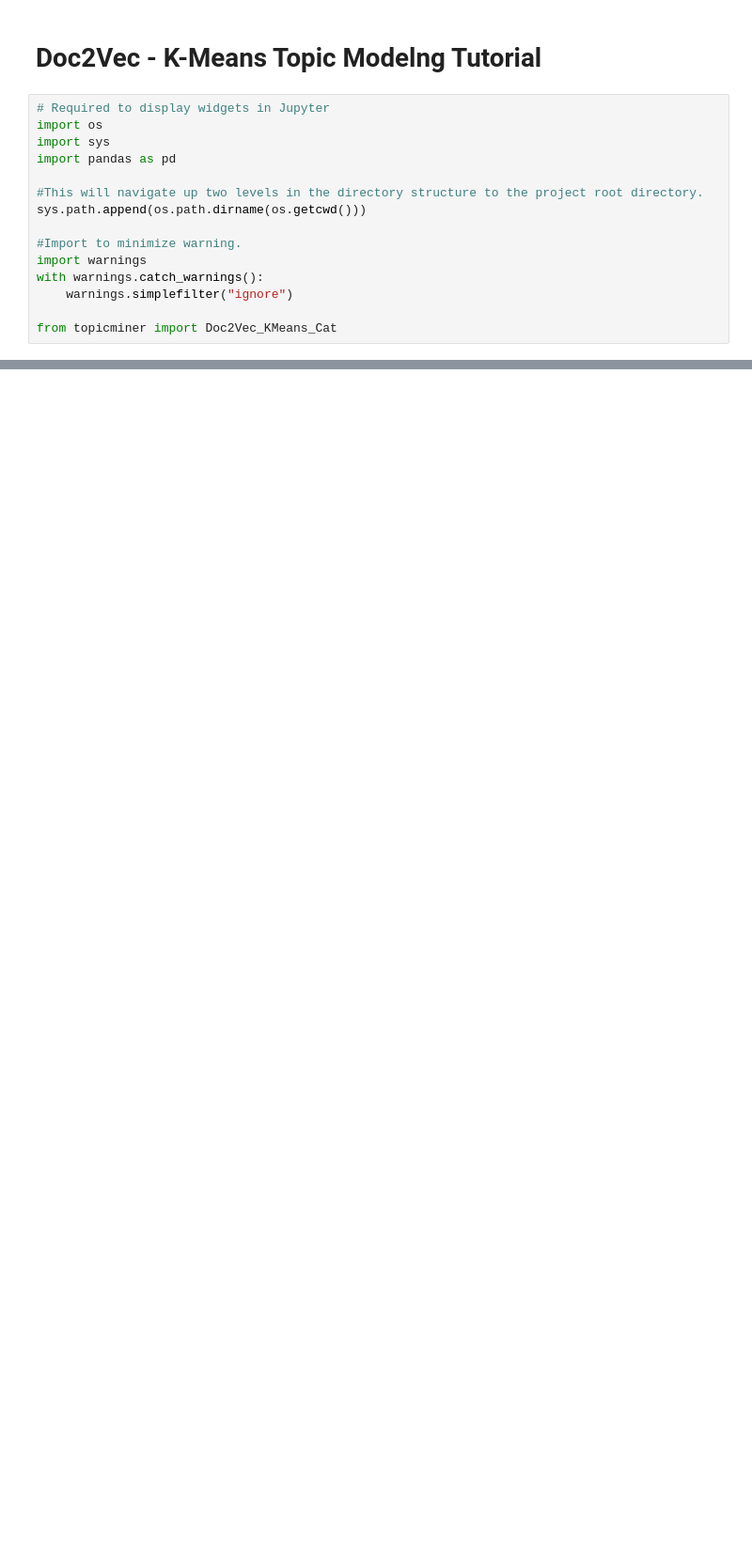
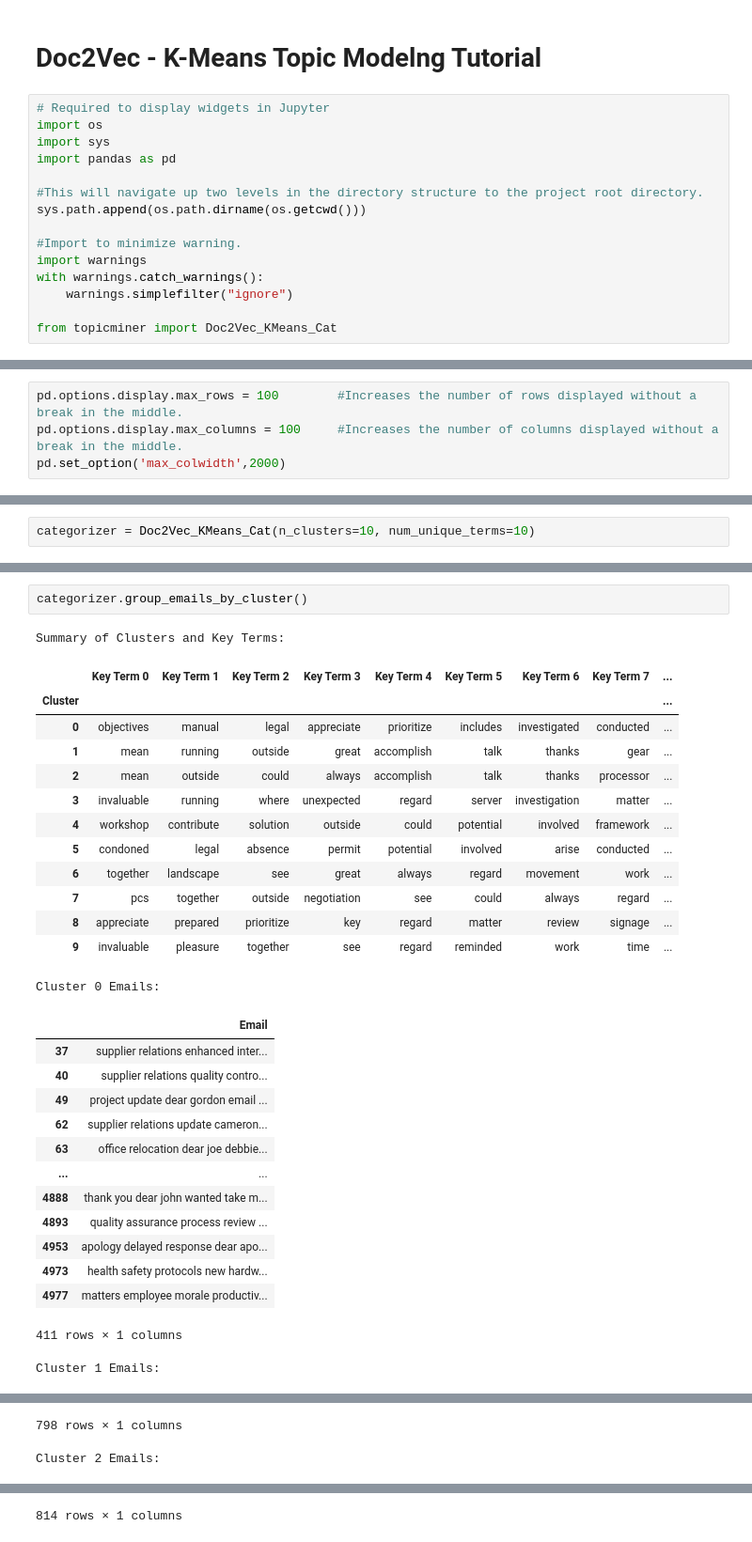
Before and after one commit to AaronNHorvitz/Text-Classifier, a Jupyter notebook: notebooks/004_tutorial_doc2vec_kmeans.ipynb, the cells around one changed output, grey strips where cells are left out. Shown at 94% size. Drawn from its saved outputs; the diff is of its cells as text; blank space fills up the shorter version.

```diff
--- a/notebooks/004_tutorial_doc2vec_kmeans.ipynb
+++ b/notebooks/004_tutorial_doc2vec_kmeans.ipynb
@@ -120,0 +18,4 @@ tokenized_docs
+# %%
+pd.options.display.max_rows = 100        #Increases the number of rows displayed without a break in the middle.
+pd.options.display.max_columns = 100     #Increases the number of columns displayed without a break in the middle.
+pd.set_option('max_colwidth',2000)
@@ -120,0 +30,2 @@ tokenized_docs
+# %%
+categorizer = Doc2Vec_KMeans_Cat(n_clusters=10, num_unique_terms=10)
@@ -120,0 +69,31 @@ tokenized_docs
+# %%
+categorizer.group_emails_by_cluster()
+# %% [output]
+Summary of Clusters and Key Terms:
+|  | Key Term 0 | Key Term 1 | Key Term 2 | Key Term 3 | Key Term 4 | Key Term 5 | Key Term 6 | Key Term 7 | ... |
+| Cluster |  |  |  |  |  |  |  |  | ... |
+| 0 | objectives | manual | legal | appreciate | prioritize | includes | investigated | conducted | ... |
+| 1 | mean | running | outside | great | accomplish | talk | thanks | gear | ... |
+| 2 | mean | outside | could | always | accomplish | talk | thanks | processor | ... |
+| 3 | invaluable | running | where | unexpected | regard | server | investigation | matter | ... |
+| 4 | workshop | contribute | solution | outside | could | potential | involved | framework | ... |
+| 5 | condoned | legal | absence | permit | potential | involved | arise | conducted | ... |
+| 6 | together | landscape | see | great | always | regard | movement | work | ... |
+| 7 | pcs | together | outside | negotiation | see | could | always | regard | ... |
+| 8 | appreciate | prepared | prioritize | key | regard | matter | review | signage | ... |
+| 9 | invaluable | pleasure | together | see | regard | reminded | work | time | ... |
+Cluster 0 Emails:
+|  | Email |
+| 37 | supplier relations enhanced inter... |
+| 40 | supplier relations quality contro... |
+| 49 | project update dear gordon email ... |
+| 62 | supplier relations update cameron... |
+| 63 | office relocation dear joe debbie... |
+| ... | ... |
+| 4888 | thank you dear john wanted take m... |
+| 4893 | quality assurance process review ... |
+| 4953 | apology delayed response dear apo... |
+| 4973 | health safety protocols new hardw... |
+| 4977 | matters employee morale productiv... |
+411 rows × 1 columns
+Cluster 1 Emails:
@@ -120,0 +112,2 @@ tokenized_docs
+798 rows × 1 columns
+Cluster 2 Emails:
@@ -120,0 +126 @@ tokenized_docs
+814 rows × 1 columns
```
Also changed, not shown: parts of 13 cells of this notebook.
